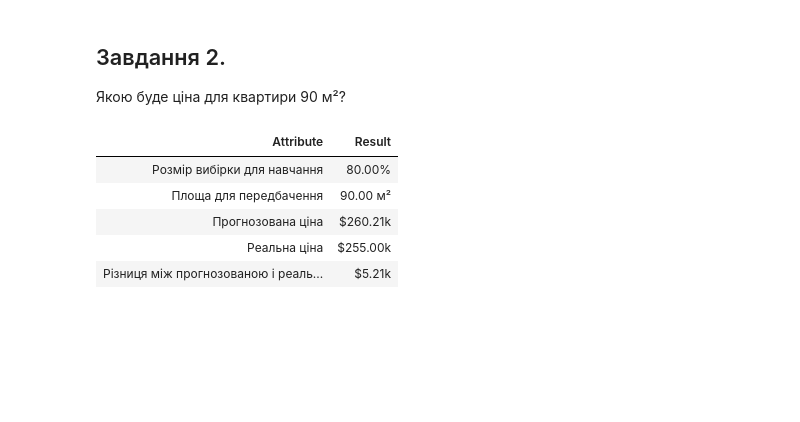
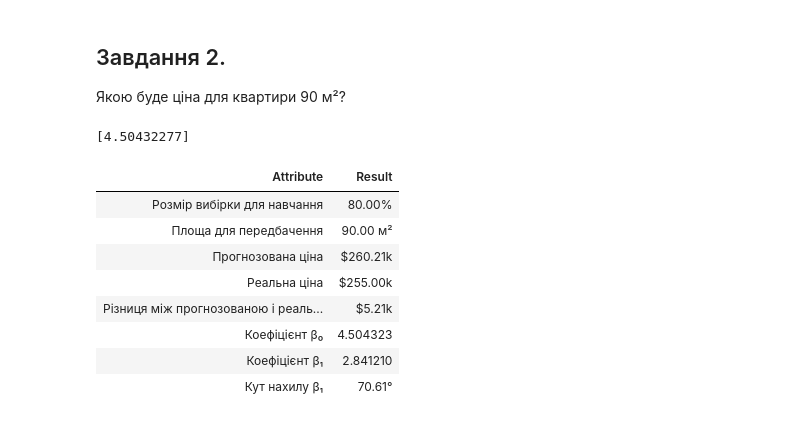
Before and after one commit to BogdanPinchuk/DataScience-PBY_HW10, a Jupyter notebook: Bohdan_Pinchuk_DS_HW10.ipynb, the cells around one changed output. Cells and saved outputs as stored; diff of their text form; code cells hidden in the pictures; blank space fills up the shorter version.

```diff
--- a/Bohdan_Pinchuk_DS_HW10.ipynb
+++ b/Bohdan_Pinchuk_DS_HW10.ipynb
@@ -271,6 +271,7 @@ tolerance = 3
 area_col_name = "area"
 rooms_col_name = "rooms"
 price_col_name = "price"
+apr_col_name = "area_per_room"
 mae_name = "neg_mean_absolute_error"
 mse_name = "neg_mean_squared_error"
 rmse_name = "neg_root_mean_squared_error"
@@ -291,12 +292,14 @@ data = {
 
 # Solution
 df = pd.DataFrame(data)
+df[apr_col_name] = df.apply(lambda df_row: df_row[area_col_name] / df_row[rooms_col_name], axis=1)
+
 grouped_by_room_df = df.groupby(rooms_col_name).agg(["count", "min", "mean", "max"])
 
 # Pearson
-pearson_matrix = df.corr(method='pearson').round(tolerance)
+pearson_matrix = df.drop(columns=apr_col_name).corr(method='pearson').round(tolerance)
 # Spearman
-spearman_matrix = df.corr(method='spearman').round(tolerance)
+spearman_matrix = df.drop(columns=apr_col_name).corr(method='spearman').round(tolerance)
 
 # Print results
 display(grouped_by_room_df.style.set_caption("Grouped by rooms").format(precision=tolerance))
@@ -553,30 +595,41 @@ train_set_size = 0.8
 predict_area = np.array(check_areas)
 
 # Solution
 model_simple = LinearRegression()
 X_area_train, X_area_test, Y_price_train, Y_price_test = train_test_split(X_area, Y_price, test_size=1 - train_set_size,
                                                                           random_state=seed, shuffle=True)
 model_simple.fit(X_area_train, Y_price_train)
+beta0 = model_simple.intercept_
+beta1 = model_simple.coef_[0]
+beta1_deg = np.rad2deg(np.arctan(beta1))
+
 predicted_price = model_simple.predict(predict_area.reshape(-1, 1))
 
 real_price = df[df[area_col_name] == predict_area][price_col_name].values
 diff_price = abs(real_price - predicted_price)
 
 rp = Reporter()
 rp.tolerance = 2
 rp.add_item("Розмір вибірки для навчання", f"{train_set_size:.2%}")
 rp.add_item("Площа для передбачення", f"{rp.format_value(predict_area.item(0))} м²")
 rp.add_item("Прогнозована ціна", f"${rp.format_value(predicted_price.item(0))}k")
 if real_price.size > 0:
     rp.add_item("Реальна ціна", f"${rp.format_value(real_price.item(0))}k")
     rp.add_item("Різниця між прогнозованою і реальною ціною", f"${rp.format_value(diff_price.item(0))}k")
+rp.add_item("Коефіцієнт β₀", f"{beta0.item(0):.6f}")
+rp.add_item("Коефіцієнт β₁", f"{beta1.item(0):.6f}")
+rp.add_item("Кут нахилу β₁", f"{beta1_deg.item(0):.2f}°")
 
 # Print results
 rp.print_pd_report()
 # %% [output]
+[4.50432277]
 | Attribute | Result |
 | Розмір вибірки для навчання | 80.00% |
 | Площа для передбачення | 90.00 м² |
 | Прогнозована ціна | $260.21k |
 | Реальна ціна | $255.00k |
 | Різниця між прогнозованою і реаль... | $5.21k |
+| Коефіцієнт β₀ | 4.504323 |
+| Коефіцієнт β₁ | 2.841210 |
+| Кут нахилу β₁ | 70.61° |
```
Also changed, not shown: parts of 10 cells of this notebook.
